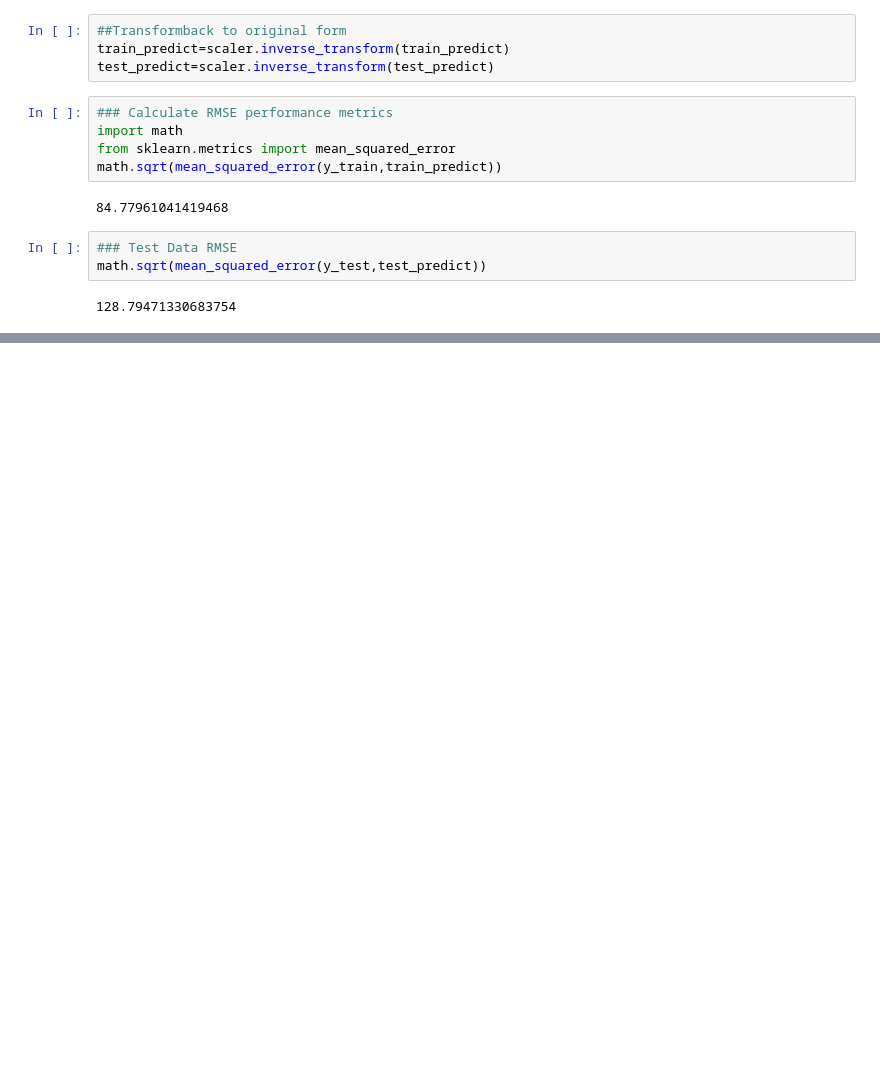
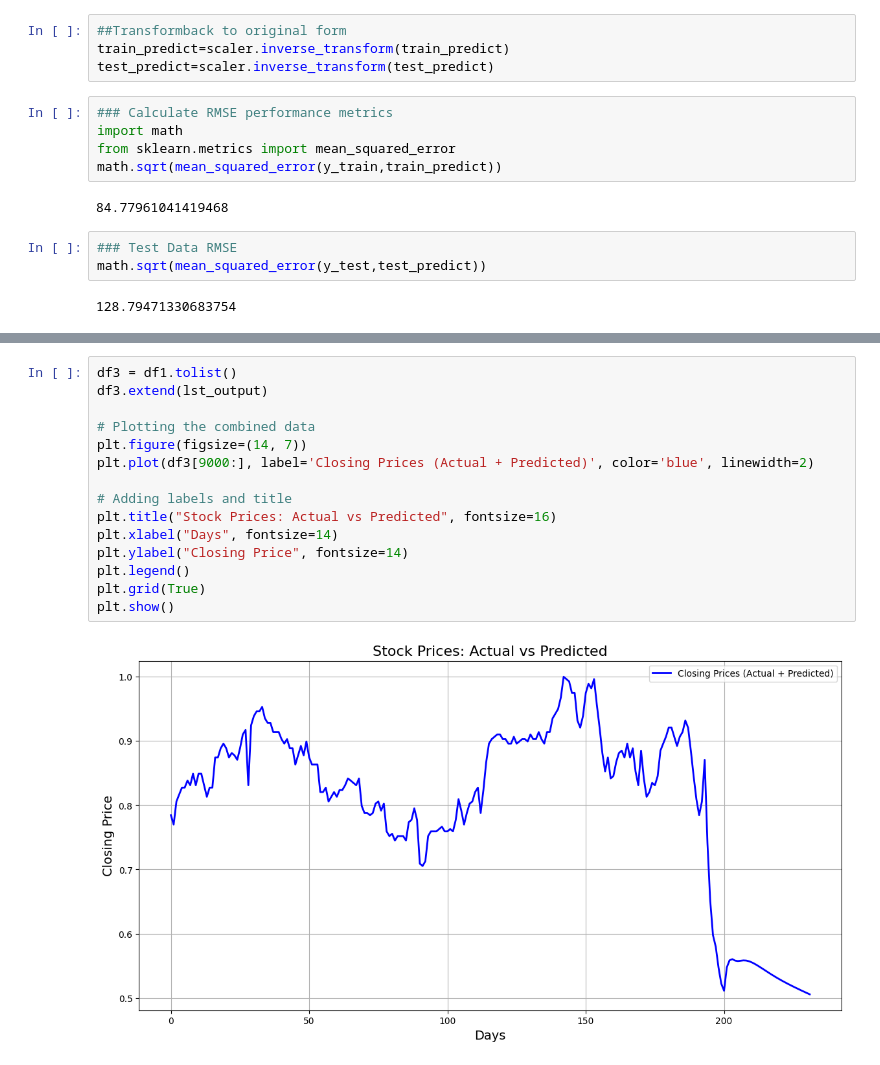
Before and after one commit to pathakharsh123/Stock_Price_Forecasting_Model, a Jupyter notebook: Stock_Price_Forecasting_Model.ipynb, the cells around one changed output, grey strips where cells are left out. Drawn from its saved outputs; the diff is of its cells as text; blank space fills up the shorter version.

```diff
--- a/Stock_Price_Forecasting_Model.ipynb
+++ b/Stock_Price_Forecasting_Model.ipynb
@@ -310,0 +312,17 @@ plt.plot(df3)
+# %%
+df3 = df1.tolist()
+df3.extend(lst_output)
+
+# Plotting the combined data
+plt.figure(figsize=(14, 7))
+plt.plot(df3[9000:], label='Closing Prices (Actual + Predicted)', color='blue', linewidth=2)
+
+# Adding labels and title
+plt.title("Stock Prices: Actual vs Predicted", fontsize=16)
+plt.xlabel("Days", fontsize=14)
+plt.ylabel("Closing Price", fontsize=14)
+plt.legend()
+plt.grid(True)
+plt.show()
+# %% [output]
+[figure, added]
```
Also changed, not shown: parts of 21 cells of this notebook.
